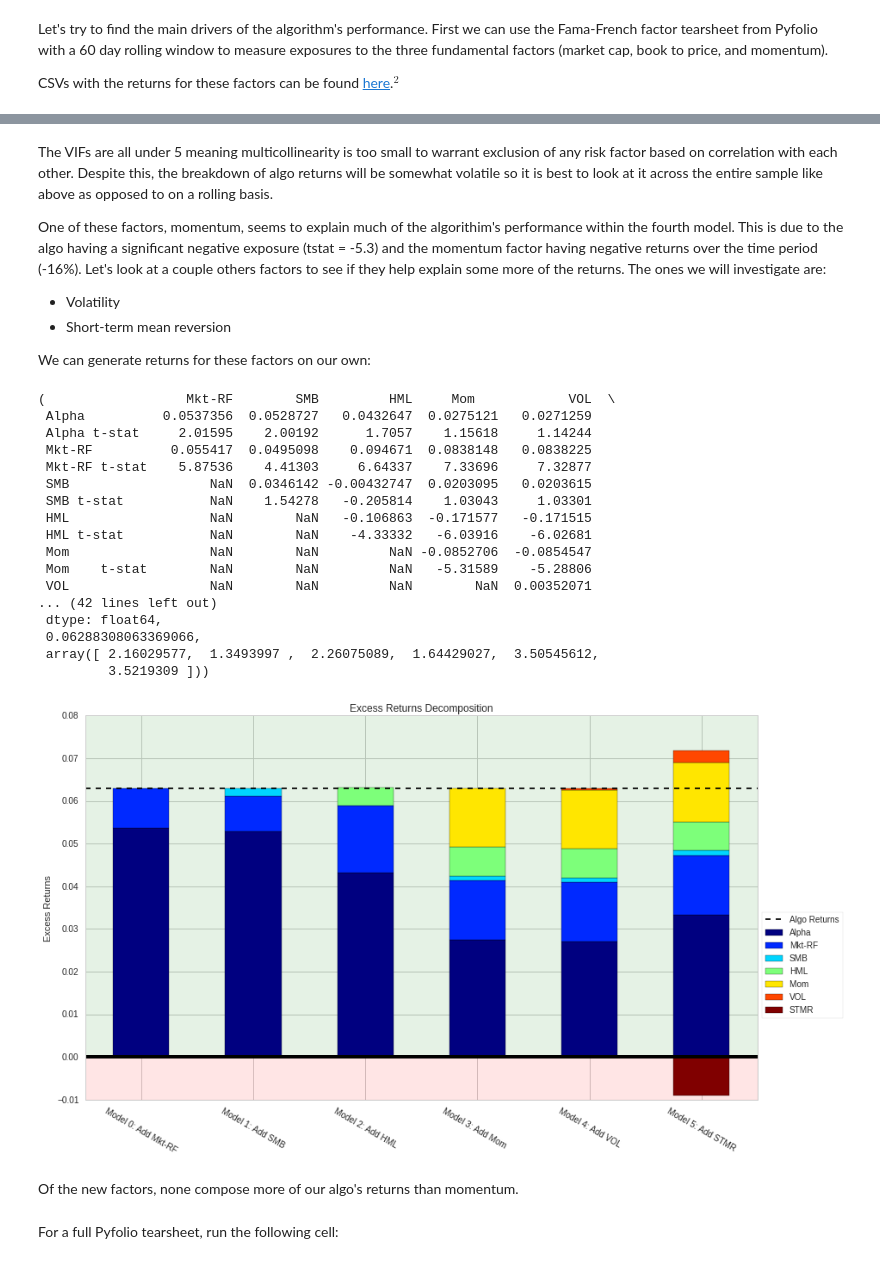
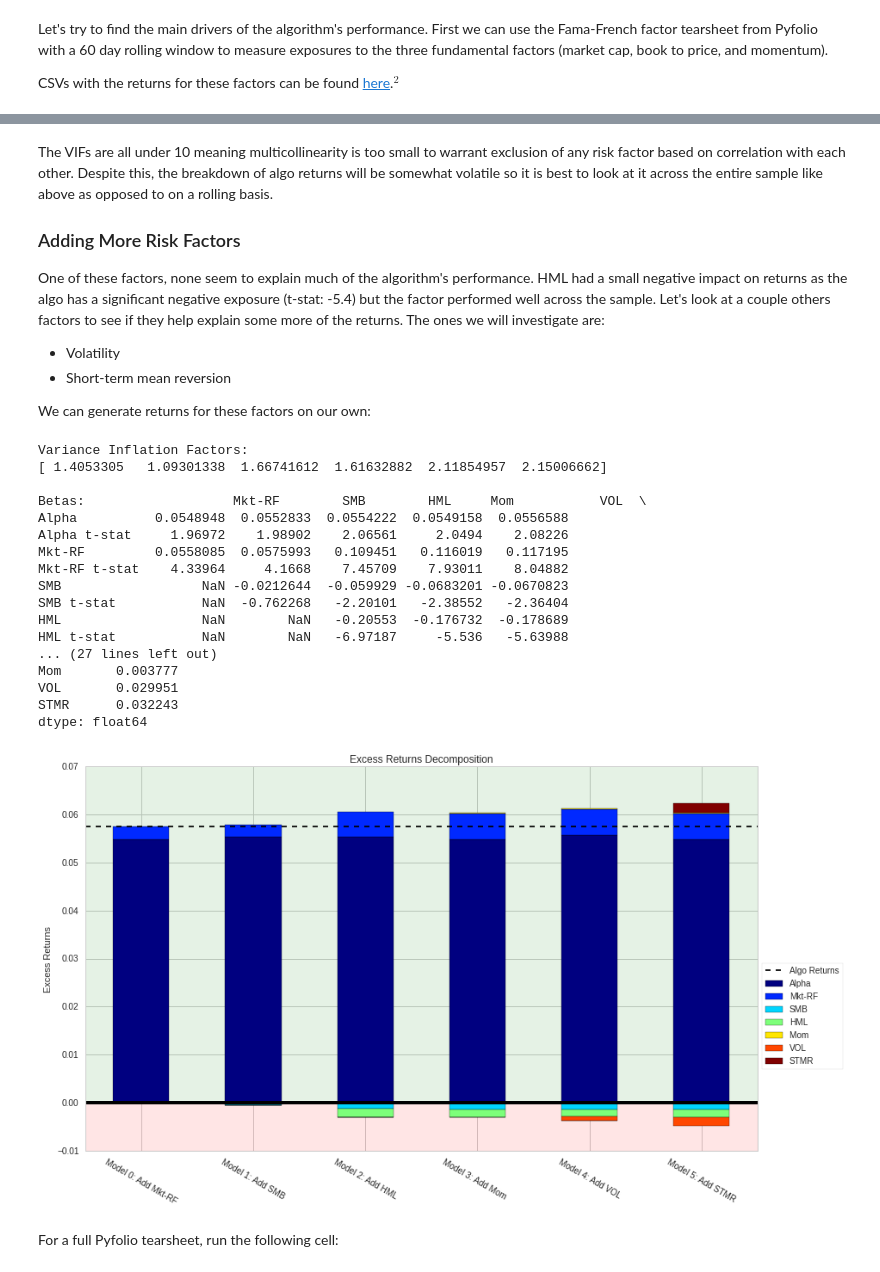
Before and after one commit to quantopian/research_public, a Jupyter notebook: case_studies/USD_EUR_exchange_rate/notebook.ipynb, the cells around one changed output, grey strips where cells are left out. Drawn from its saved outputs; the diff is of its cells as text; code cells hidden in the pictures.

```diff
--- a/case_studies/USD_EUR_exchange_rate/notebook.ipynb
+++ b/case_studies/USD_EUR_exchange_rate/notebook.ipynb
@@ -229,11 +231,10 @@ pipe = Pipeline(
     screen=(universe)
 )
 
-start = '2009-01-01'
-end = '2011-01-01'
-
 # Stores pipeline in result
 result = run_pipeline(pipe, start, end)
+
+# Finds assets and pricing data
 assets = result.index.levels[1].unique()
 pricing = get_pricing(assets, start_date = start, end_date = end, fields = 'price')
 # %% [markdown]
@@ -290,19 +285,3 @@ Now we will create a new pipeline and run it over 2009-2010 to find factor data
-# %%
-universe = Q500US()
-
-start = '2009-01-01'
-end = '2011-01-01'
-
-pipe = Pipeline(
-    columns={
-        'fx_corr' : FXCorr(mask=universe)
-    },
-    screen=(universe)
-)
-
-result = run_pipeline(pipe, start, end)
-assets = result.index.levels[1].unique()
-pricing = get_pricing(assets, start_date = start, end_date = end, fields = 'price')
 # %%
 import alphalens as al
 
@@ -369,7 +356,7 @@ import itertools
 import functools
 
 # Get backtest object
-bt = get_backtest('5970c1174c2dc64e1c3b1d97')
+bt = get_backtest('5984b88018063e557a3a9cd4')
 # %% [output]
 100% Time: 0:00:03|###########################################################|
 # %%
@@ -504,7 +494,9 @@ dtype: float64
 # %% [markdown]
-The VIFs are all under 5 meaning multicollinearity is too small to warrant exclusion of any risk factor based on correlation with each other. Despite this, the breakdown of algo returns will be somewhat volatile so it is best to look at it across the entire sample like above as opposed to on a rolling basis.
+The VIFs are all under 10 meaning multicollinearity is too small to warrant exclusion of any risk factor based on correlation with each other. Despite this, the breakdown of algo returns will be somewhat volatile so it is best to look at it across the entire sample like above as opposed to on a rolling basis.
 
-One of these factors, momentum, seems to explain much of the algorithim's performance within the fourth model. This is due to the algo having a significant negative exposure (tstat = -5.3) and the momentum factor having negative returns over the time period (-16%). Let's look at a couple others factors to see if they help explain some more of the returns. The ones we will investigate are:
+### Adding More Risk Factors
+
+One of these factors, none seem to explain much of the algorithm's performance. HML had a small negative impact on returns as the algo has a significant negative exposure (t-stat: -5.4) but the factor performed well across the sample. Let's look at a couple others factors to see if they help explain some more of the returns. The ones we will investigate are:
 
 * Volatility
 * Short-term mean reversion
@@ -536,7 +528,7 @@ pipe = Pipeline(
     screen=(universe)
 )
 
-start = '2009-01-01'
+start = start
 end = '2012-01-01'
 
 alt_result = run_pipeline(pipe, start, end)
@@ -556,36 +548,38 @@ STMR_factor_data = al.utils.get_clean_factor_and_forward_returns(factor=alt_resu
 # %%
 # Using Alphalens to get factor returns
 VOL_rets = al.performance.factor_returns(VOL_factor_data)[1]
 STMR_rets = al.performance.factor_returns(STMR_factor_data)[1]
 alt_factors = pd.DataFrame([VOL_rets, STMR_rets], index=['VOL','STMR']).T
 
 risk_factors = pf.utils.load_portfolio_risk_factors()
 del risk_factors['RF']
 
 new_risk_factors = pd.concat([risk_factors, alt_factors], axis=1, join_axes=[algo_returns.index]).ffill()
 
-decompose_returns_custom(algo_returns, new_risk_factors, plot=True)
+expanded_decomposition = decompose_returns_custom(algo_returns, new_risk_factors, plot=True)
+
+print 'Variance Inflation Factors:\n', expanded_decomposition[4]
+print '\nBetas:', expanded_decomposition[0]
+print '\nFactor Excess Returns:\n', expanded_decomposition[2]
 # %% [output]
-(                  Mkt-RF        SMB         HML     Mom            VOL  \
- Alpha          0.0537356  0.0528727   0.0432647  0.0275121   0.0271259
- Alpha t-stat     2.01595    2.00192      1.7057    1.15618     1.14244
- Mkt-RF          0.055417  0.0495098    0.094671  0.0838148   0.0838225
- Mkt-RF t-stat    5.87536    4.41303     6.64337    7.33696     7.32877
- SMB                  NaN  0.0346142 -0.00432747  0.0203095   0.0203615
- SMB t-stat           NaN    1.54278   -0.205814    1.03043     1.03301
- HML                  NaN        NaN   -0.106863  -0.171577   -0.171515
- HML t-stat           NaN        NaN    -4.33332   -6.03916    -6.02681
- Mom                  NaN        NaN         NaN -0.0852706  -0.0854547
- Mom    t-stat        NaN        NaN         NaN   -5.31589    -5.28806
- VOL                  NaN        NaN         NaN        NaN  0.00352071
-... (42 lines left out)
- dtype: float64,
- 0.06288308063369066,
- array([ 2.16029577,  1.3493997 ,  2.26075089,  1.64429027,  3.50545612,
-         3.5219309 ]))
+Variance Inflation Factors:
+[ 1.4053305   1.09301338  1.66741612  1.61632882  2.11854957  2.15006662]
+
+Betas:                   Mkt-RF        SMB        HML     Mom           VOL  \
+Alpha          0.0548948  0.0552833  0.0554222  0.0549158  0.0556588
+Alpha t-stat     1.96972    1.98902    2.06561     2.0494    2.08226
+Mkt-RF         0.0558085  0.0575993   0.109451   0.116019   0.117195
+Mkt-RF t-stat    4.33964     4.1668    7.45709    7.93011    8.04882
+SMB                  NaN -0.0212644  -0.059929 -0.0683201 -0.0670823
+SMB t-stat           NaN  -0.762268   -2.20101   -2.38552   -2.36404
+HML                  NaN        NaN   -0.20553  -0.176732  -0.178689
+HML t-stat           NaN        NaN   -6.97187     -5.536   -5.63988
+... (27 lines left out)
+Mom       0.003777
+VOL       0.029951
+STMR      0.032243
+dtype: float64
-[figure, old version]
+[figure, new version]
-# %% [markdown]
-Of the new factors, none compose more of our algo's returns than momentum.
 # %% [markdown]
 For a full Pyfolio tearsheet, run the following cell:
 # %%
```
Also changed, not shown: parts of 30 cells of this notebook, 1 other file.
